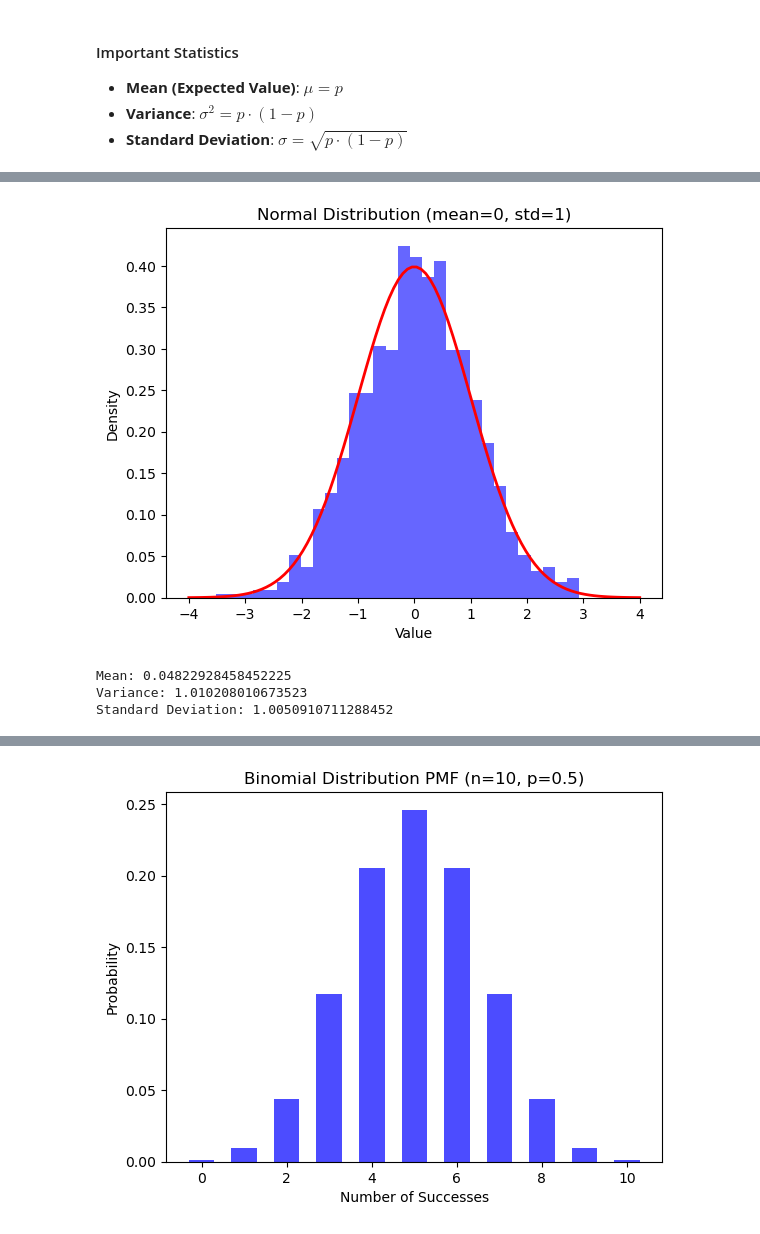
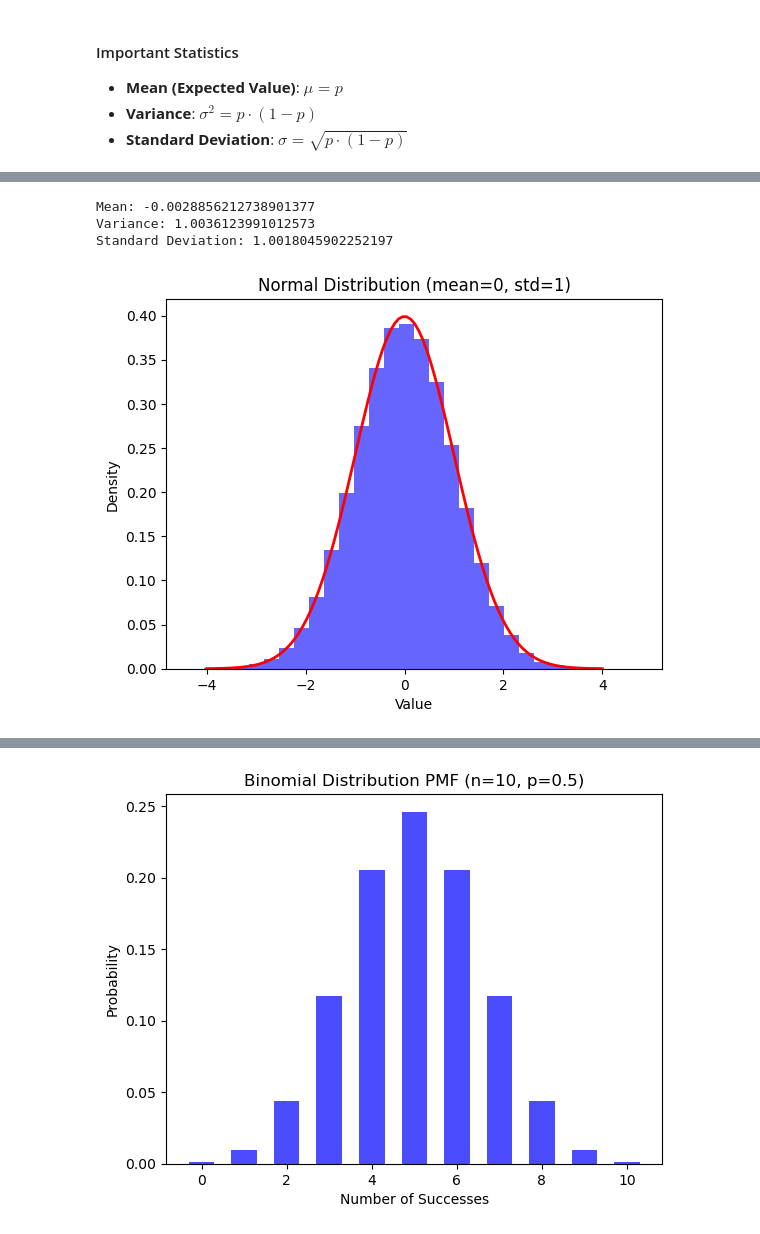
Before and after one commit to emmsam30/deep-learning-notebooks, a Jupyter notebook: introduction/distributions_sampling.ipynb, the cells around one changed output, grey strips where cells are left out. Saved outputs shown, nothing was run; the diff lists cells and outputs as text; code cells hidden in the pictures.

```diff
--- a/introduction/distributions_sampling.ipynb
+++ b/introduction/distributions_sampling.ipynb
@@ -67,31 +72,31 @@ $ f(x) = \frac{1}{\sigma \sqrt{2\pi}} e^{-\frac{(x - \mu)^2}{2\sigma^2}} $
 # %%
 # Normal distribution
+# 0 mean with a 1 as the variance
 normal = dist.Normal(torch.tensor([0.0]), torch.tensor([1.0]))
 
-samples = [normal.sample() for _ in range(1000)]
+samples = [normal.sample() for _ in range(100000)]
+
+print(f"Mean: {torch.mean(torch.stack(samples))}")
+print(f"Variance: {torch.var(torch.stack(samples))}")
+print(f"Standard Deviation: {torch.std(torch.stack(samples))}")
 
 # Plot the histogram of the samples
 plt.hist(torch.stack(samples).numpy(), bins=30, density=True, alpha=0.6, color='blue')
 
 # Plot the PDF of the normal distribution
 x = torch.linspace(-4, 4, 100)
 pdf = torch.exp(normal.log_prob(x))
 plt.plot(x.numpy(), pdf.numpy(), 'r', linewidth=2)
 
 plt.xlabel('Value')
 plt.ylabel('Density')
 plt.title('Normal Distribution (mean=0, std=1)')
 plt.show()
 # %% [output]
+Mean: -0.0028856212738901377
+Variance: 1.0036123991012573
+Standard Deviation: 1.0018045902252197
-[figure, old version]
+[figure, new version]
-# %%
-print(f"Mean: {torch.mean(torch.stack(samples))}")
-print(f"Variance: {torch.var(torch.stack(samples))}")
-print(f"Standard Deviation: {torch.std(torch.stack(samples))}")
-# %% [output]
-Mean: 0.04822928458452225
-Variance: 1.010208010673523
-Standard Deviation: 1.0050910711288452
 # %% [markdown]
 ### Binomial Distribution
 
```
Also changed, not shown: parts of 10 cells of this notebook, 1 other file.
